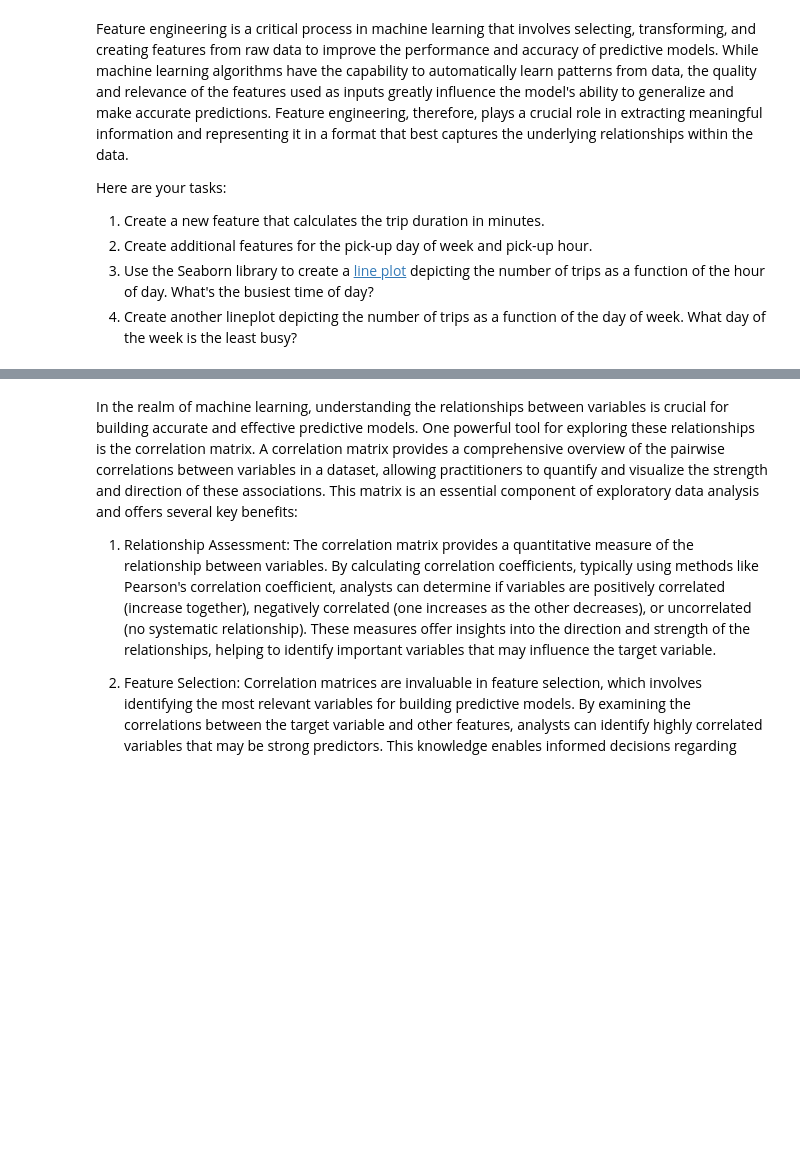
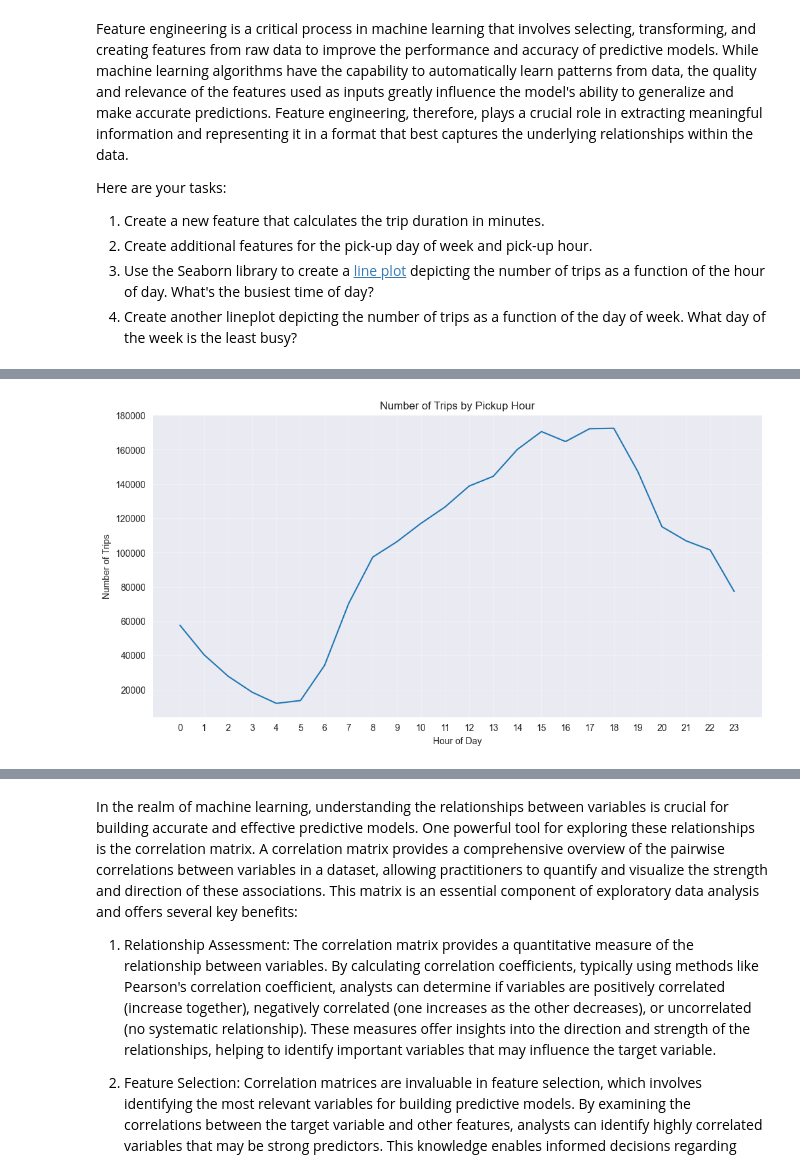
Before and after one commit to mohammedriyazjava/guild-mle-projects, a Jupyter notebook: Student_MLE_MiniProject_EDA.ipynb, the cells around one changed output, grey strips where cells are left out. Saved outputs shown, nothing was run; the diff lists cells and outputs as text; code cells hidden in the pictures; blank space fills up the shorter version.

Commit message:
First draft before check in

```diff
--- a/Student_MLE_MiniProject_EDA.ipynb
+++ b/Student_MLE_MiniProject_EDA.ipynb
@@ -95,8 +96,8 @@ df.describe()
 # %%
 # Drop rows with missing values.
 print(f"Shape before: {df.shape}")
-df_clean = df.dropna()
-print(f"Shape after: {df_clean.shape}")
+df = df.dropna()
+print(f"Shape after: {df.shape}")
 # %% [output]
 Shape before: (2463931, 19)
 Shape after: (2392428, 19)
@@ -111,3 +112,6 @@ Here are your tasks:
   4. Create another lineplot depicting the number of trips as a function of the day of week. What day of the week is the least busy?
 # %%
 # Create a new column for trip duration in minutes
+df['trip_duration'] = (df['tpep_dropoff_datetime'] - df['tpep_pickup_datetime']).dt.total_seconds() / 60
+
+print(f"\nFirst few values:\n{df['trip_duration'].head()}")
@@ -114,2 +126,6 @@ Here are your tasks:
 # %%
 # Create new columns for pickup hour and day of week
+df['pickup_hour'] = df['tpep_pickup_datetime'].dt.hour
+df['pickup_day'] = df['tpep_pickup_datetime'].dt.dayofweek
+
+print(df[['tpep_pickup_datetime', 'pickup_hour', 'pickup_day']].head())
@@ -119,0 +139,14 @@ Here are your tasks:
+# %%
+# Create a lineplot displaying the number of trips by pickup hour
+
+plt.figure(figsize=(12, 6))
+trips_by_hour = df['pickup_hour'].value_counts().sort_index()
+sns.lineplot(x=trips_by_hour.index, y=trips_by_hour.values)
+plt.xlabel('Hour of Day')
+plt.ylabel('Number of Trips')
+plt.title('Number of Trips by Pickup Hour')
+plt.xticks(range(0, 24))
+plt.grid(True, alpha=0.3)
+plt.show()
+# %% [output]
+[figure, added]
```
Also changed, not shown: parts of 21 cells of this notebook.
